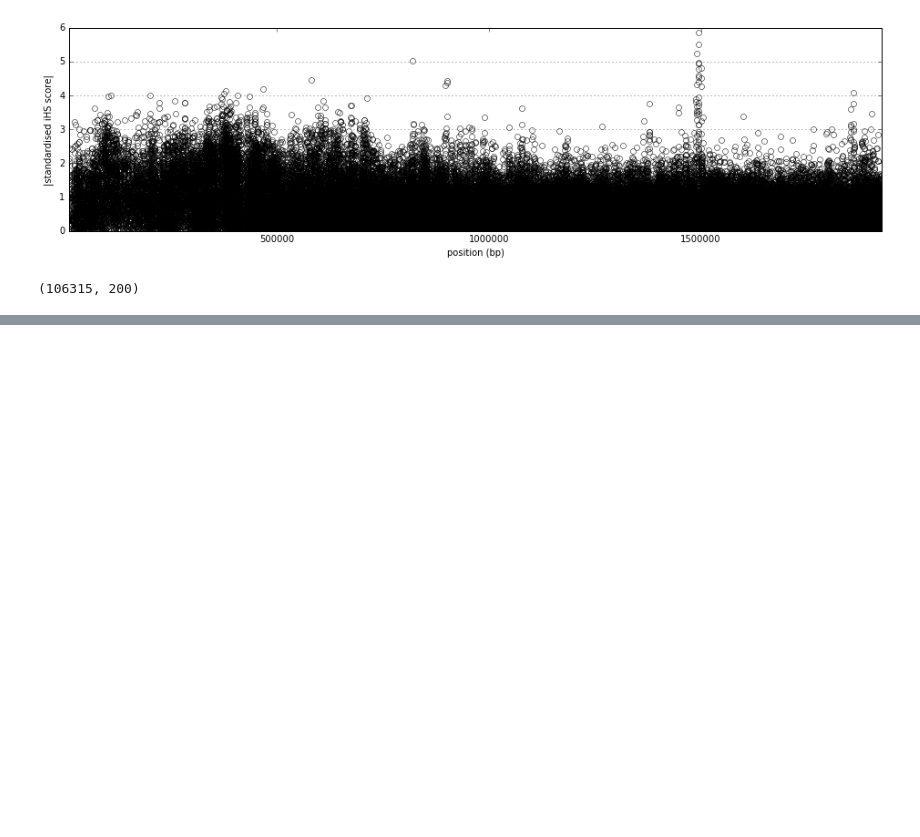
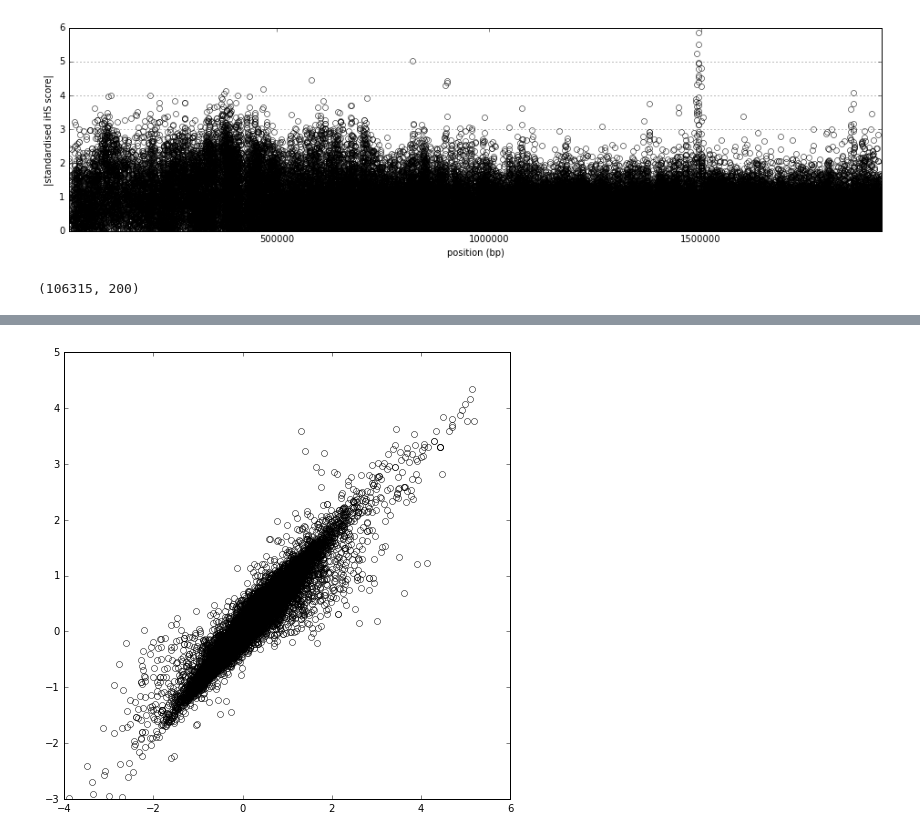
Before and after one commit to cggh/scikit-allel, a Jupyter notebook: notebooks/profiling/ihs.ipynb, the cells around one changed output, grey strips where cells are left out. Saved outputs shown, nothing was run; the diff lists cells and outputs as text; code cells hidden in the pictures; blank space fills up the shorter version.

```diff
--- a/notebooks/profiling/ihs.ipynb
+++ b/notebooks/profiling/ihs.ipynb
@@ -216,0 +282,5 @@ cProfile.run('allel.stats.ihs(h_seg[:50000], pos_seg[:50000], min_ehh=0.05, incl
+# %%
+plt.figure(figsize=(8, 8))
+plt.plot(score_unadjusted, score_gap_adjusted, marker='o', mfc='none', linestyle=' ');
+# %% [output]
+[figure, added]
```
Also changed, not shown: parts of 16 cells of this notebook, 4 other files.
